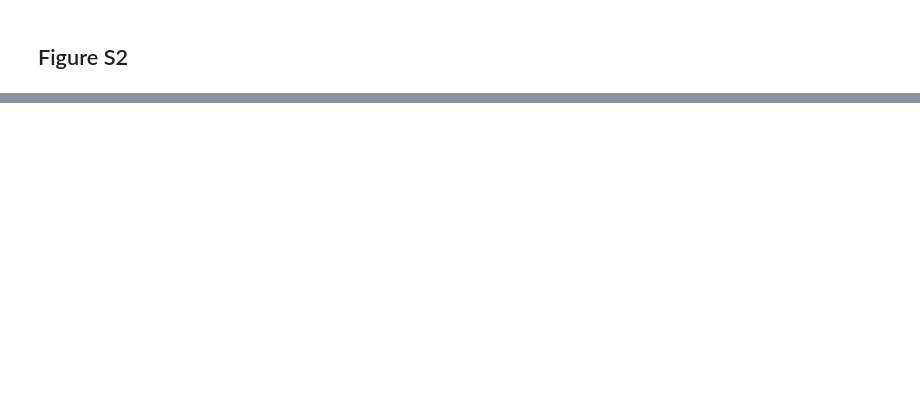
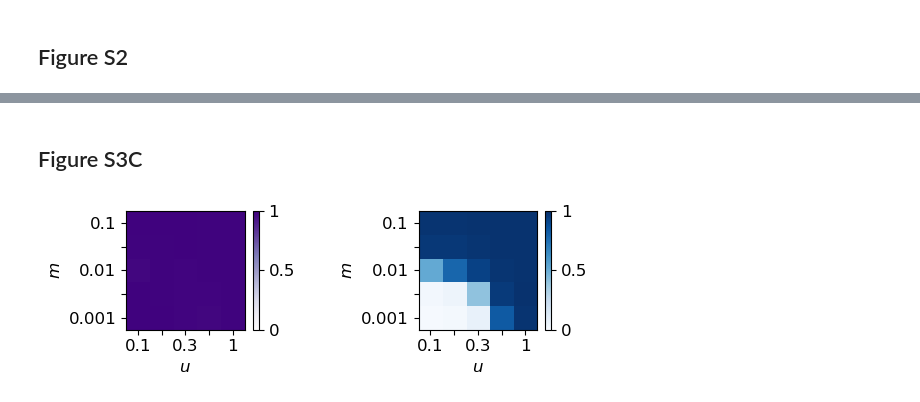
Before and after one commit to orivoire/evosexdimo, a Jupyter notebook: Figs.ipynb, the cells around one changed output, grey strips where cells are left out. Cells and saved outputs as stored; diff of their text form; code cells hidden in the pictures; blank space fills up the shorter version.

```diff
--- a/Figs.ipynb
+++ b/Figs.ipynb
@@ -320,0 +428,30 @@ xlabel(L"$K$",fontsize=12); ylabel(L"$\kappa/\kappa^*$",fontsize=12);
+# %% [markdown]
+## Figure S3C
+# %%
+K = 100
+u_soft_values = [10^i for i in range(-1,stop=0,length=5)]
+prob_mig_values = [10^i for i in range(-3,stop=-1,length=5)]
+
+filename = "data_figS3C"
+res_kf, res_km = simu_kappa_read_comb(filename, K, T, Nstat, prob_mig_values, u_soft_values)
+
+figure(figsize=(6, 2))
+subplot(1,2,1)
+imshow(res_kf/kstar, vmin=0, vmax=1, origin="lower", cmap="Purples");
+cbar = colorbar(ticks=[0, 0.5, 1],fraction=0.046, pad=0.04)
+cbar.ax.tick_params(labelsize=12)
+cbar.ax.set_yticklabels(["0","0.5","1"]);
+xticks(0:4, ["0.1","","0.3","","1"], fontsize=12);
+yticks(0:4, ["0.001","","0.01","","0.1"], fontsize=12);
+xlabel(L"$u$",fontsize=12); ylabel(L"$m$",fontsize=12);
+subplot(1,2,2)
+imshow(res_km/kstar, vmin=0, vmax=1, origin="lower", cmap="Blues");
+cbar = colorbar(ticks=[0, 0.5, 1],fraction=0.046, pad=0.04)
+cbar.ax.tick_params(labelsize=12)
+cbar.ax.set_yticklabels(["0","0.5","1"]);
+xticks(0:4, ["0.1","","0.3","","1"], fontsize=12);
+yticks(0:4, ["0.001","","0.01","","0.1"], fontsize=12);
+xlabel(L"$u$",fontsize=12); ylabel(L"$m$",fontsize=12);
+tight_layout();
+# %% [output]
+[figure, added]
```
Also changed, not shown: parts of 19 cells of this notebook, 1 other file.
